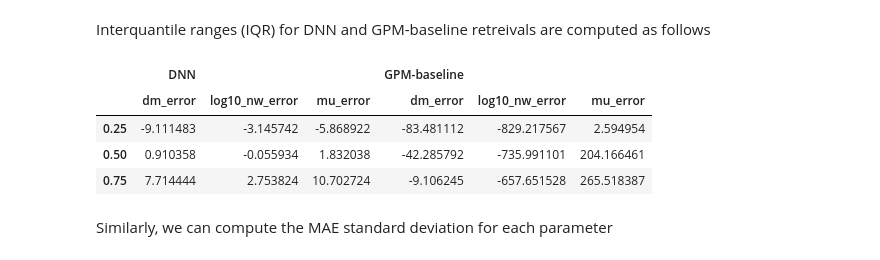
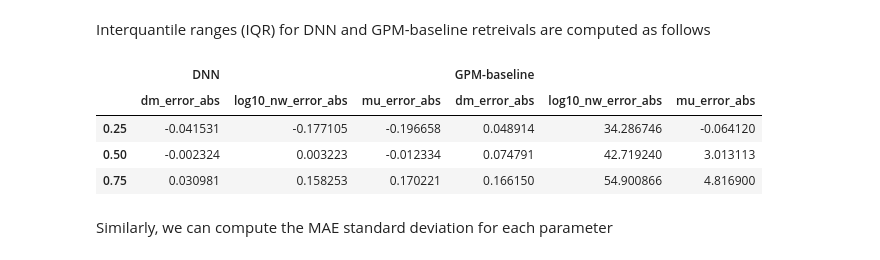
Before and after one commit to aladinor/Ladino_et_al_2025_DNN_PSD_retrieval, a Jupyter notebook: notebooks/3.Rain_retrieval.ipynb, the cells around one changed output. Saved outputs shown, nothing was run; the diff lists cells and outputs as text; code cells hidden in the pictures.

```diff
--- a/notebooks/3.Rain_retrieval.ipynb
+++ b/notebooks/3.Rain_retrieval.ipynb
@@ -110,11 +110,11 @@ $$MPE = 100* \lvert  \frac{y - \hat{y}}{y} \rvert$$
 Where $y$ is the "true" value and $\hat{y}$ is the estimate value
 # %%
 df_dnn['dm_error'] = 100 * (df_dnn['dm'] - df_dnn['dm_hat']) /  df_dnn['dm']
-df_dnn['dm_error_abs'] = df_dnn['dm'] - df_dnn['dm_hat']
+df_dnn['dm_error_abs'] =  df_dnn['dm_hat'] - df_dnn['dm']
 df_dnn['log10_nw_error'] = 100 * (df_dnn['log10_nw'] - df_dnn['log10_nw_hat']) /  df_dnn['log10_nw']
-df_dnn['log10_nw_error_abs'] = df_dnn['log10_nw'] - df_dnn['log10_nw_hat']
+df_dnn['log10_nw_error_abs'] = df_dnn['log10_nw_hat'] -  df_dnn['log10_nw']
 df_dnn['mu_error'] = 100 * (df_dnn['mu'] - df_dnn['mu_hat']) /  df_dnn['mu']
-df_dnn['mu_error_abs']  = df_dnn['mu'] - df_dnn['mu_hat']
+df_dnn['mu_error_abs']  =  df_dnn['mu_hat'] - df_dnn['mu']
 # %% [markdown]
 Targeting and labeling variables were stored in `Y`, as well as GPM baseline retrievals computed beforehand. We can create a `pandas.DataFrame` with this information
 # %%
@@ -123,25 +123,25 @@ df_gpm = pd.concat([df_test, y_test.reset_index()], axis=1)
 Similarly, we can compute the performance metrics for each legacy retrieval method
 # %%
 df_gpm['dm_error'] = 100 * (df_gpm['dm'] - df_gpm['dm_rt_dfr_gm_mu_3']) /  df_gpm['dm']
-df_gpm['dm_error_abs'] = df_gpm['dm'] - df_gpm['dm_rt_dfr_gm_mu_3']
+df_gpm['dm_error_abs'] = df_gpm['dm_rt_dfr_gm_mu_3'] - df_gpm['dm']
 df_gpm['log10_nw_error'] = 100 * (df_gpm['log10_nw'] - df_gpm['log10nw_dm_gm_mu_3']) /  df_gpm['log10_nw']
-df_gpm['log10_nw_error_abs'] = (df_gpm['log10_nw'] - df_gpm['log10nw_dm_gm_mu_3'])
+df_gpm['log10_nw_error_abs'] = df_gpm['log10nw_dm_gm_mu_3'] - df_gpm['log10_nw']
 df_gpm['mu_error'] = 100 * (df_gpm['mu'] - df_gpm['mu_3']) /  df_gpm['mu']
-df_gpm['mu_error_abs']  = (df_gpm['mu'] - df_gpm['mu_3'])
+df_gpm['mu_error_abs']  =  df_gpm['mu_3'] - df_gpm['mu']
 # %% [markdown]
 Interquantile ranges (IQR) for DNN and GPM-baseline retreivals are computed as follows
 # %%
-dnn_iqrs = df_dnn[['dm_error', 'log10_nw_error', 'mu_error']].quantile([0.25, 0.5, 0.75])
-gpm_iqrs = df_gpm.replace({'log10_nw_error': [np.inf, -np.inf]}, np.nan)[['dm_error', 'log10_nw_error', 'mu_error']].quantile([0.25, 0.5, 0.75])
+dnn_iqrs = df_dnn[['dm_error_abs', 'log10_nw_error_abs', 'mu_error_abs']].quantile([0.25, 0.5, 0.75])
+gpm_iqrs = df_gpm.replace({'log10_nw_error_abs': [np.inf, -np.inf]}, np.nan)[['dm_error_abs', 'log10_nw_error_abs', 'mu_error_abs']].quantile([0.25, 0.5, 0.75])
 
 keys = ['DNN', "GPM-baseline"]
 pd.concat([dnn_iqrs, gpm_iqrs], axis=1, levels=[keys], keys=keys)
 # %% [output]
 |  | DNN |  |  | GPM-baseline |  |  |
-|  | dm_error | log10_nw_error | mu_error | dm_error | log10_nw_error | mu_error |
-| 0.25 | -9.111483 | -3.145742 | -5.868922 | -83.481112 | -829.217567 | 2.594954 |
-| 0.50 | 0.910358 | -0.055934 | 1.832038 | -42.285792 | -735.991101 | 204.166461 |
-| 0.75 | 7.714444 | 2.753824 | 10.702724 | -9.106245 | -657.651528 | 265.518387 |
+|  | dm_error_abs | log10_nw_error_abs | mu_error_abs | dm_error_abs | log10_nw_error_abs | mu_error_abs |
+| 0.25 | -0.041531 | -0.177105 | -0.196658 | 0.048914 | 34.286746 | -0.064120 |
+| 0.50 | -0.002324 | 0.003223 | -0.012334 | 0.074791 | 42.719240 | 3.013113 |
+| 0.75 | 0.030981 | 0.158253 | 0.170221 | 0.166150 | 54.900866 | 4.816900 |
 # %% [markdown]
 Similarly, we can compute the MAE standard deviation for each parameter
 # %%
```
Also changed, not shown: parts of 7 cells of this notebook.
